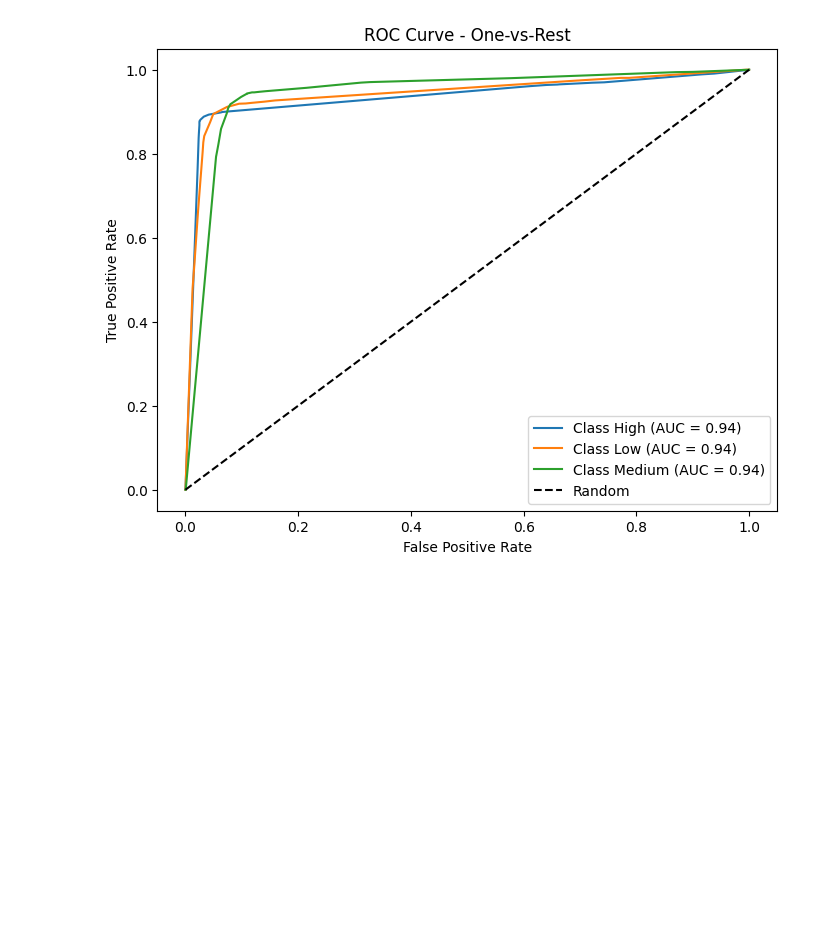
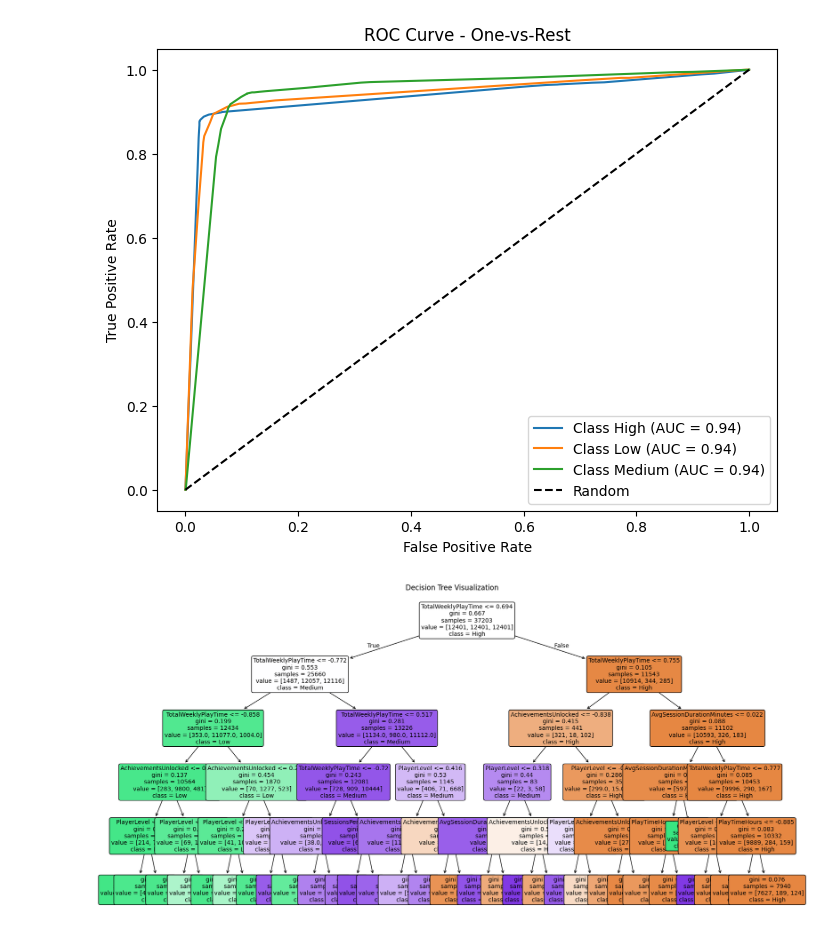
Before and after one commit to 0326ashi/Online-Gaming-Behavior-Prediction, a Jupyter notebook: notebooks/decision_tree.ipynb, the cells around one changed output. Cells and saved outputs as stored; diff of their text form; code cells hidden in the pictures; blank space fills up the shorter version.

Commit message:
Decision tree visualization

```diff
--- a/notebooks/decision_tree.ipynb
+++ b/notebooks/decision_tree.ipynb
@@ -125,3 +125,12 @@ plt.legend(loc='lower right')
 plt.show()
 # %% [output]
 [figure]
+# %%
+# Visualize Decision Tree
+plt.figure(figsize=(20,10))
+plot_tree(dt_model, feature_names=X_train.columns, class_names=[str(c) for c in classes],
+          filled=True, rounded=True, fontsize=10)
+plt.title("Decision Tree Visualization")
+plt.show()
+# %% [output]
+[figure, added]
```
Also changed, not shown: parts of 1 cell of this notebook.
